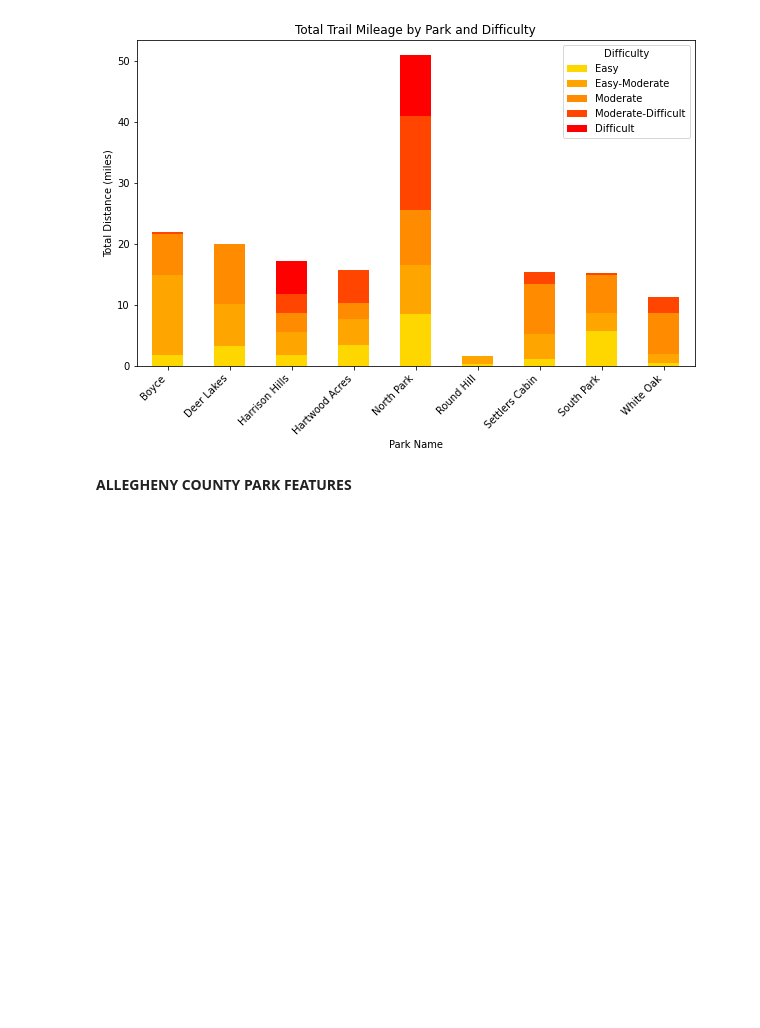
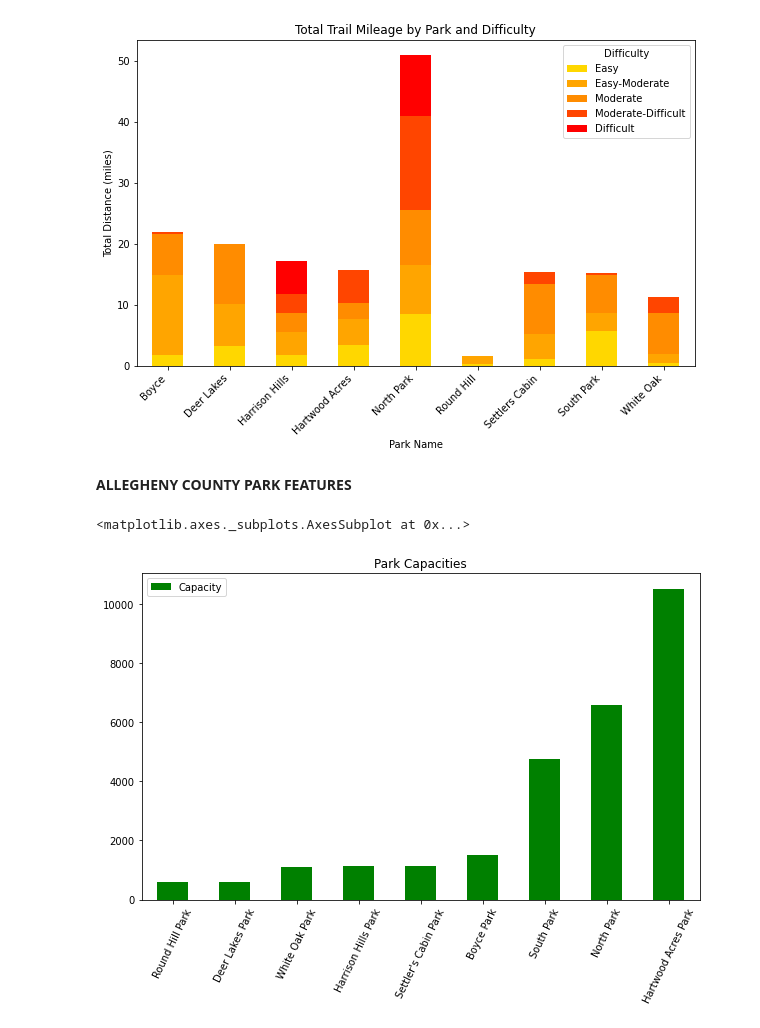
Before and after one commit to calebsarmiento/CMPINF0010-Final-Project, a Jupyter notebook: FinalProject.ipynb, the cells around one changed output. Cells and saved outputs as stored; diff of their text form; code cells hidden in the pictures; blank space fills up the shorter version.

Commit message:
Added park features to final project notebook

```diff
--- a/FinalProject.ipynb
+++ b/FinalProject.ipynb
@@ -93,3 +93,31 @@ plt.show()
 [figure]
 # %% [markdown]
 **ALLEGHENY COUNTY PARK FEATURES**
+# %%
+features_df = pd.read_csv("park_features.csv")
+features_df = features_df[["center", "feature_name", "capacity"]]
+
+all_parks = [] # Empty string to hold all unique parks.
+
+for row in range(len(features_df)): # For loop that appends park names if they are not in the list already.
+    if features_df.iloc[row,0] not in all_parks:
+        all_parks.append(features_df.iloc[row,0])
+
+park_capacities = {} # Creating dictionary to hold all parks, where the value is the capacity of the park.
+
+for park in all_parks: # Going through each park and adding the capacity of each unique feature because multiple features make up one park.
+    for row in range(len(features_df)):
+        capacity = features_df.iloc[row,2]
+        if features_df.iloc[row,0] == park and capacity == float(capacity): # Skipping park feature capacities that are not in the float data type.
+            if park in park_capacities: # Adding the key and value to the dictionary.
+                park_capacities[park] += capacity
+            else:
+                park_capacities[park] = capacity
+
+capacity = pd.DataFrame.from_dict(park_capacities, orient='index', columns=['Capacity']).sort_values(by='Capacity')
+# Making a new dataframe with only park names and capacities.
+
+capacity.plot(kind='bar', title='Park Capacities',rot=64, figsize=(10, 6), color ='g')
+# %% [output]
+<matplotlib.axes._subplots.AxesSubplot at 0x...>
+[figure, added]
```
